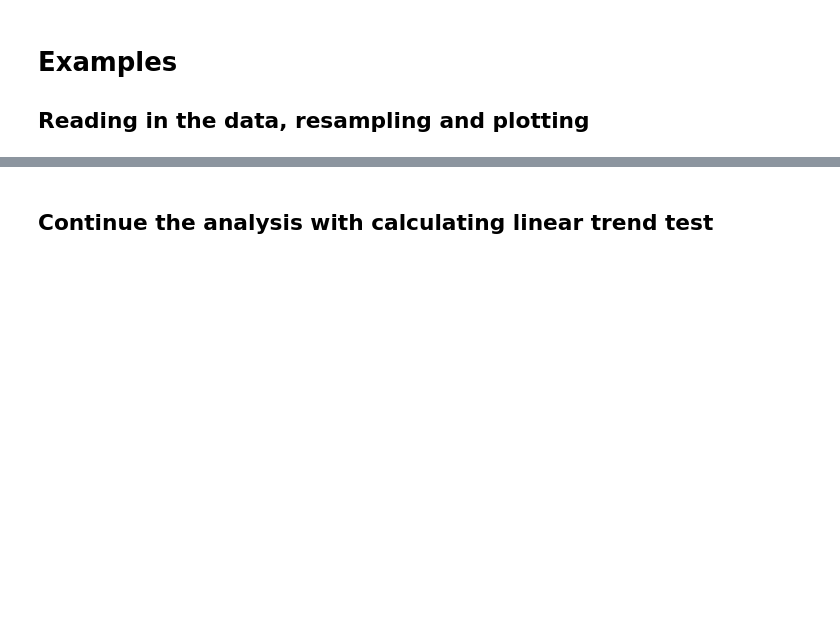
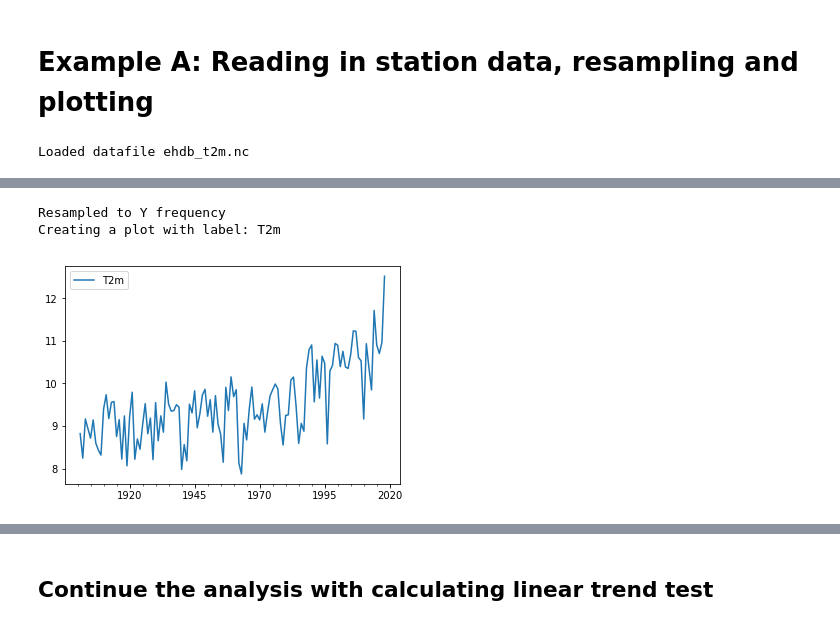
Before and after one commit to bascrezee/trend_framework, a Jupyter notebook: framework.ipynb, the cells around one changed output, grey strips where cells are left out. Cells and saved outputs as stored; diff of their text form; code cells hidden in the pictures; blank space fills up the shorter version.

```diff
--- a/framework.ipynb
+++ b/framework.ipynb
@@ -1,6 +1,11 @@
 # %%
 from c3s_511_trends import TrendLims1D, assess_trend_consistency
 # %% [markdown]
-# Examples
-
-## Reading in the data, resampling and plotting
+# Example A: Reading in station data, resampling and plotting
+# %%
+mydat = TrendLims1D('De Bilt T2m')
+mydat.load_file('ehdb_t2m.nc')
+mydat.resample('Y')
+mydat.plot('T2m')
+# %% [output]
+Loaded datafile ehdb_t2m.nc
@@ -6,0 +14,3 @@ from c3s_511_trends import TrendLims1D, assess_trend_consistency
+Resampled to Y frequency
+Creating a plot with label: T2m
+[figure, added]
```
Also changed, not shown: parts of 12 cells of this notebook.
